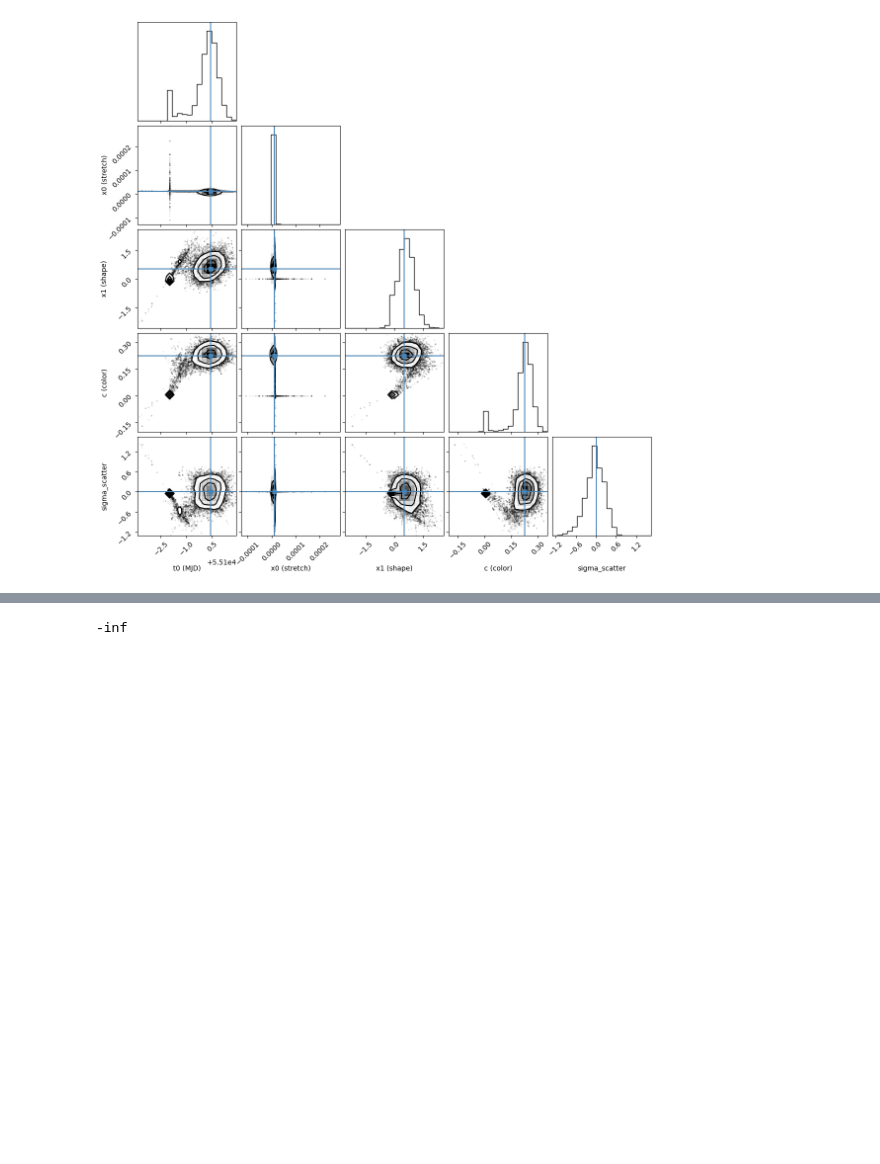
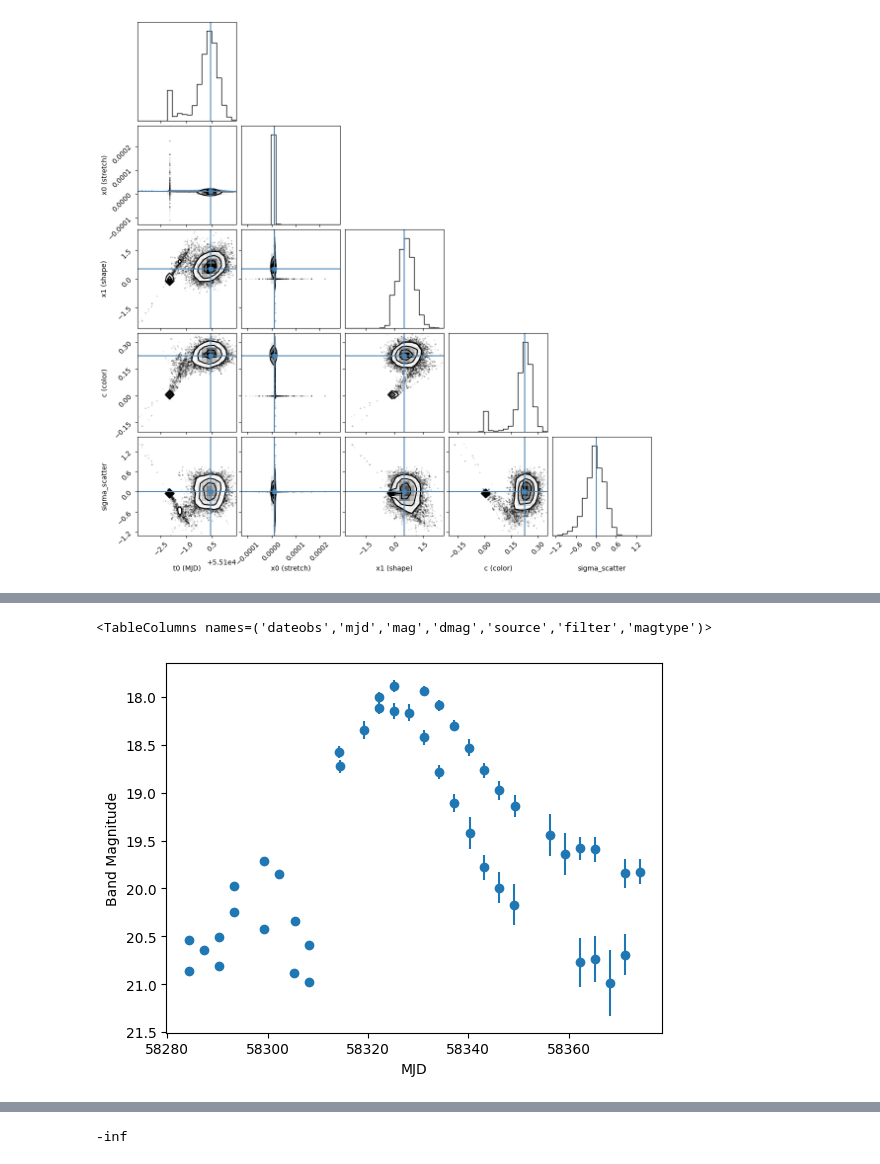
Before and after one commit to asmuzsoy/beams_ext, a Jupyter notebook: fit_real_sne.ipynb, the cells around one changed output, grey strips where cells are left out. Cells and saved outputs as stored; diff of their text form; code cells hidden in the pictures; blank space fills up the shorter version.

```diff
--- a/fit_real_sne.ipynb
+++ b/fit_real_sne.ipynb
@@ -429,0 +456,10 @@ plt.errorbar(astropy_lc_table['time'], astropy_lc_table['flux'], yerr = astropy_
+# %%
+def read_ibc_csv(filename):
+    df = pd.read_csv(filename)
+    # Example: convert to astropy Table if needed
+    tab = Table.from_pandas(df)
+    return tab
+
+csv_path = "ibc_sims_to_fit/ZTF18abfzhct_SN-Ic_0.04_bts.csv"
+ibc_lc_table = read_ibc_csv(csv_path)
+print(ibc_lc_table)
@@ -430,3 +484,14 @@ plt.errorbar(astropy_lc_table['time'], astropy_lc_table['flux'], yerr = astropy_
+# %%
+ibc_lc_table.columns
+# %% [output]
+<TableColumns names=('dateobs','mjd','mag','dmag','source','filter','magtype')>
+# %%
+plt.errorbar(ibc_lc_table['mjd'], ibc_lc_table['mag'], yerr=ibc_lc_table['dmag'], linestyle='none', marker = 'o')
+plt.xlabel("MJD")
+plt.ylabel("Band Magnitude")
+plt.gca().invert_yaxis()
+# %% [output]
+[figure, added]
 # %%
 guess_texp(astropy_lc_table)
 # %% [output]
```
Also changed, not shown: parts of 17 cells of this notebook, 1 other file.
